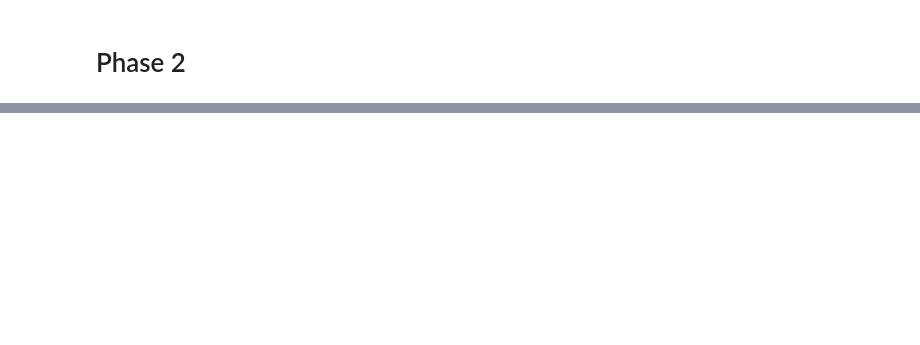
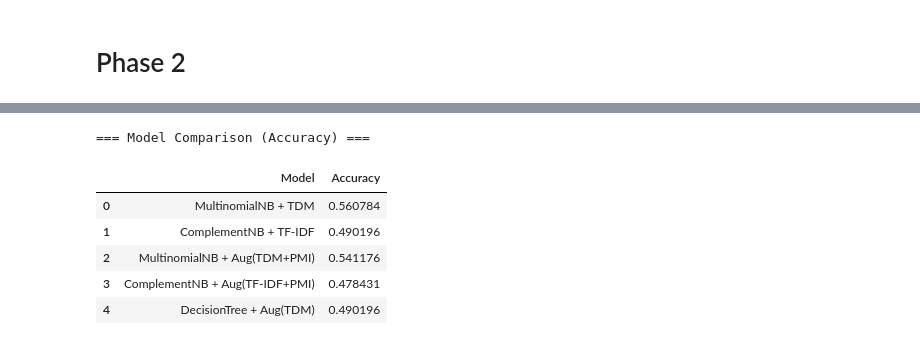
Before and after one commit to u105500014-wq/DM2025-Lab1-Exercise, a Jupyter notebook: DM2025-Lab1-Homework.ipynb, the cells around one changed output, grey strips where cells are left out. Cells and saved outputs as stored; diff of their text form; code cells hidden in the pictures; blank space fills up the shorter version.

```diff
--- a/DM2025-Lab1-Homework.ipynb
+++ b/DM2025-Lab1-Homework.ipynb
@@ -271,0 +531,20 @@ plt.tight_layout(); plt.show()
+# %%
+# ---------- 5.7 Classification：四組對照 ----------
+# 說明：
+# - 以「模型×特徵」四組對照，並印出報表
+y_num = df['label']
+
+def eval_nb(X, y, name, use_cnb=False):
+    Xtr, Xte, ytr, yte = train_test_split(X, y, test_size=0.3, random_state=RSEED)
+    clf = ComplementNB() if use_cnb else MultinomialNB()
+    clf.fit(Xtr, ytr)
+    pred = clf.predict(Xte)
+    acc = accuracy_score(yte, pred)
+    print(f"\n[CLS] {name}  Accuracy: {acc:.4f}")
+    print(classification_report(yte, pred, digits=4))
+    return acc
+
+acc_bow_full   = eval_nb(tdm_df,       y_num, "MultinomialNB + TDM")
+acc_tfidf_full = eval_nb(tfidf_df,     y_num, "ComplementNB + TF-IDF", use_cnb=True)
+acc_aug_tdm    = eval_nb(aug_tdm_df,   y_num, "MultinomialNB + Aug(TDM+PMI)")
+acc_aug_tfidf  = eval_nb(aug_tfidf_df, y_num, "ComplementNB + Aug(TF-IDF+PMI)", use_cnb=True)
@@ -271,0 +586,9 @@ plt.tight_layout(); plt.show()
+# %%
+# Decision Tree
+Xtr, Xte, ytr, yte = train_test_split(aug_tdm_df, y_num, test_size=0.3, random_state=RSEED)
+dt = DecisionTreeClassifier(random_state=RSEED, min_samples_leaf=2)
+dt.fit(Xtr, ytr)
+pred_dt = dt.predict(Xte)
+acc_dt = accuracy_score(yte, pred_dt)
+print("\n[CLS] DecisionTree + Aug(TDM) Accuracy:", round(acc_dt, 4))
+print(classification_report(yte, pred_dt, digits=4))
@@ -271,0 +606,21 @@ plt.tight_layout(); plt.show()
+# %%
+# 成績總表
+summary = pd.DataFrame([
+    ["MultinomialNB + TDM",              acc_bow_full],
+    ["ComplementNB + TF-IDF",            acc_tfidf_full],
+    ["MultinomialNB + Aug(TDM+PMI)",     acc_aug_tdm],
+    ["ComplementNB + Aug(TF-IDF+PMI)",   acc_aug_tfidf],
+    ["DecisionTree + Aug(TDM)",          acc_dt],
+], columns=["Model", "Accuracy"])
+
+# 漂亮表格顯示
+print("\n=== Model Comparison (Accuracy) ===")
+display(summary.style.set_properties(**{'text-align': 'center'}))
+# %% [output]
+=== Model Comparison (Accuracy) ===
+|  | Model | Accuracy |
+| 0 | MultinomialNB + TDM | 0.560784 |
+| 1 | ComplementNB + TF-IDF | 0.490196 |
+| 2 | MultinomialNB + Aug(TDM+PMI) | 0.541176 |
+| 3 | ComplementNB + Aug(TF-IDF+PMI) | 0.478431 |
+| 4 | DecisionTree + Aug(TDM) | 0.490196 |
```
Also changed, not shown: parts of 16 cells of this notebook, 5 other files.
